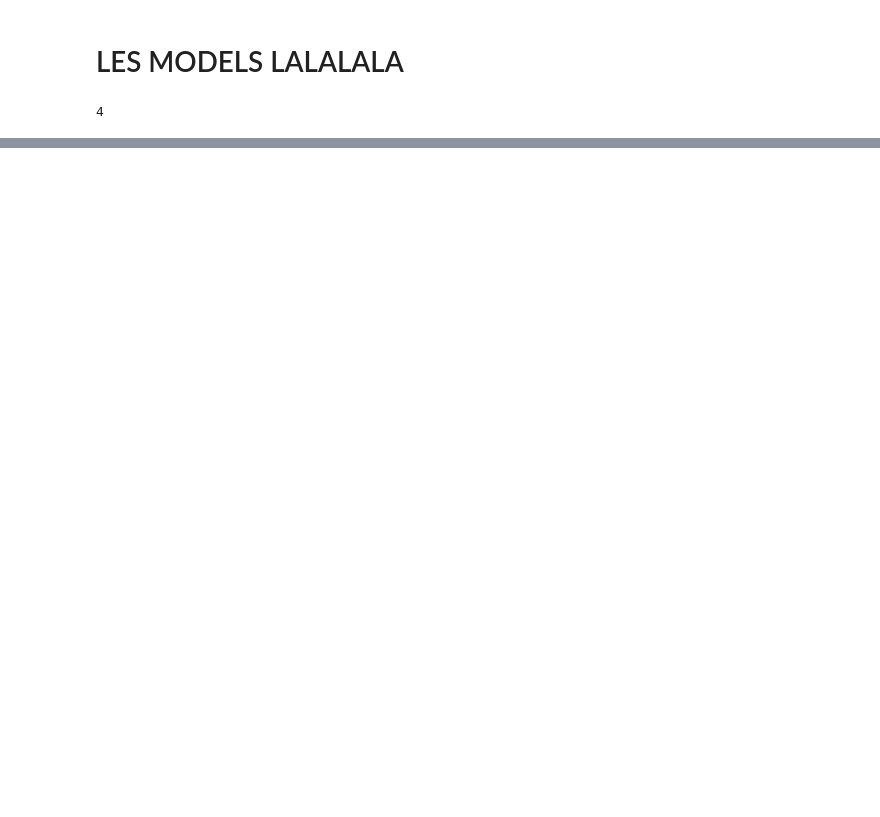
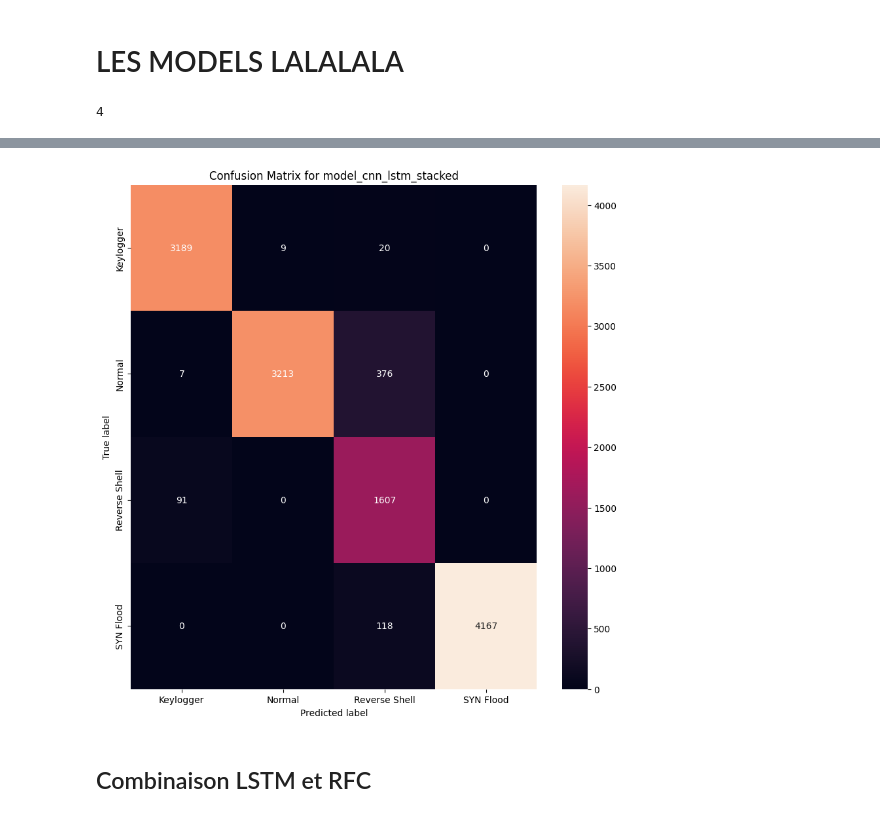
Before and after one commit to Enzo-hmdy/Secu_IOT_UQAC2, a Jupyter notebook: cleaning.ipynb, the cells around one changed output, grey strips where cells are left out. Saved outputs shown, nothing was run; the diff lists cells and outputs as text; code cells hidden in the pictures; blank space fills up the shorter version.

```diff
--- a/cleaning.ipynb
+++ b/cleaning.ipynb
@@ -605,25 +673,25 @@ F1 score: 0.6702399411791127
 # %%
 # confusion matrix on test data with original labels with label_encoder
-def plot_confusion_matrix(model):
+def plot_confusion_matrix(model,test_data,test_labels,model_name):
     import itertools
-from sklearn.metrics import confusion_matrix
+    from sklearn.metrics import confusion_matrix
 
 
-y_pred = model_cnn_lstm_stacked.predict(test_data)
-y_pred = np.argmax(y_pred, axis=1)
-from sklearn.metrics import confusion_matrix
-import seaborn as sns
+    y_pred = model.predict(test_data)
+    y_pred = np.argmax(y_pred, axis=1)
+    from sklearn.metrics import confusion_matrix
+    import seaborn as sns
 
-# Generate confusion matrix
-cm = confusion_matrix(test_labels, y_pred)
+    # Generate confusion matrix
+    cm = confusion_matrix(test_labels, y_pred)
 
-# Create a DataFrame from the confusion matrix using the label names
-cm_df = pd.DataFrame(cm, columns=label_encoder.classes_, index=label_encoder.classes_)
+    # Create a DataFrame from the confusion matrix using the label names
+    cm_df = pd.DataFrame(cm, columns=label_encoder.classes_, index=label_encoder.classes_)
 
-# Plot the confusion matrix using seaborn
-plt.figure(figsize=(10, 10))
-sns.heatmap(cm_df, annot=True,fmt='g')
-plt.xlabel('Predicted label')
-plt.ylabel('True label')
-# plot with the name of the model
-plt.title(f'Confusion Matrix for {model_name[model_list.index(model)]}')
+    # Plot the confusion matrix using seaborn
+    plt.figure(figsize=(10, 10))
+    sns.heatmap(cm_df, annot=True,fmt='g')
+    plt.xlabel('Predicted label')
+    plt.ylabel('True label')
+    # plot with the name of the model
+    plt.title(f'Confusion Matrix for {model_name[model_list.index(model)]}')
@@ -633,0 +698,11 @@ ValueError: <keras.engine.sequential.Sequential object at 0x...> is not in list
+# %%
+plot_confusion_matrix(model_cnn_lstm_stacked,test_data,test_labels,model_name)
+# plot_confusion_matrix(model_cnn,test_data,test_labels,model_name)
+# plot_confusion_matrix(model_rnn_lstm,test_data,test_labels,model_name)
+# plot_confusion_matrix(model_rnn,test_data,test_labels,model_name)
+# plot_confusion_matrix(model_bidirectional_LSTM,test_data,test_labels,model_name)
+# plot_confusion_matrix(model_cnn_lstm,test_data,test_labels,model_name)
+# plot_confusion_matrix(model_stacked_lstm,test_data,test_labels,model_name)
+# plot_confusion_matrix(simple_lstm_model,test_data,test_labels,model_name)
+# plot_confusion_matrix(CNN2D_LSTM,test_data,test_labels,model_name)
+# %% [output]
@@ -633,0 +710,3 @@ ValueError: <keras.engine.sequential.Sequential object at 0x...> is not in list
+[figure, added]
+# %% [markdown]
+## Combinaison LSTM et RFC
```
Also changed, not shown: parts of 26 cells of this notebook.
